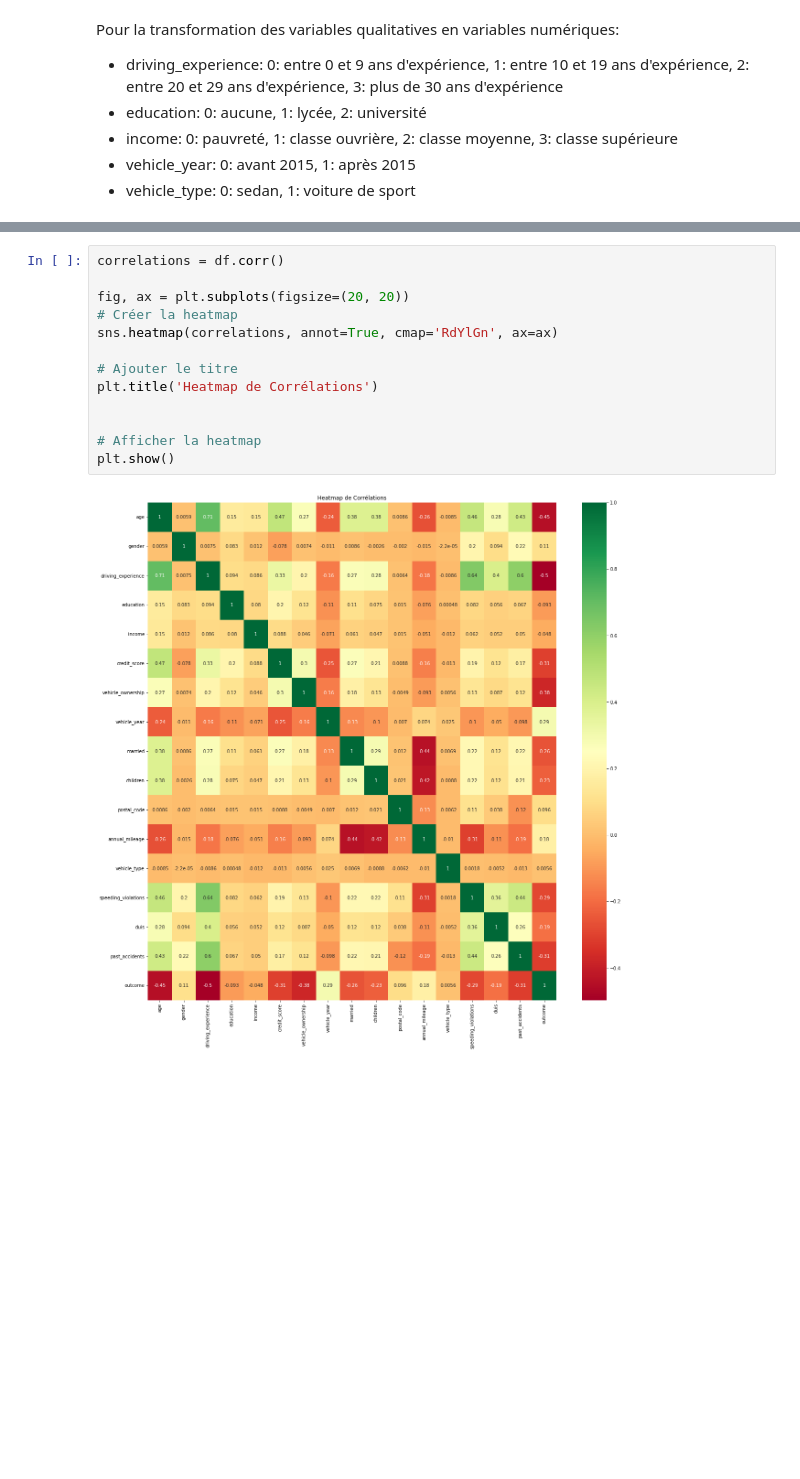
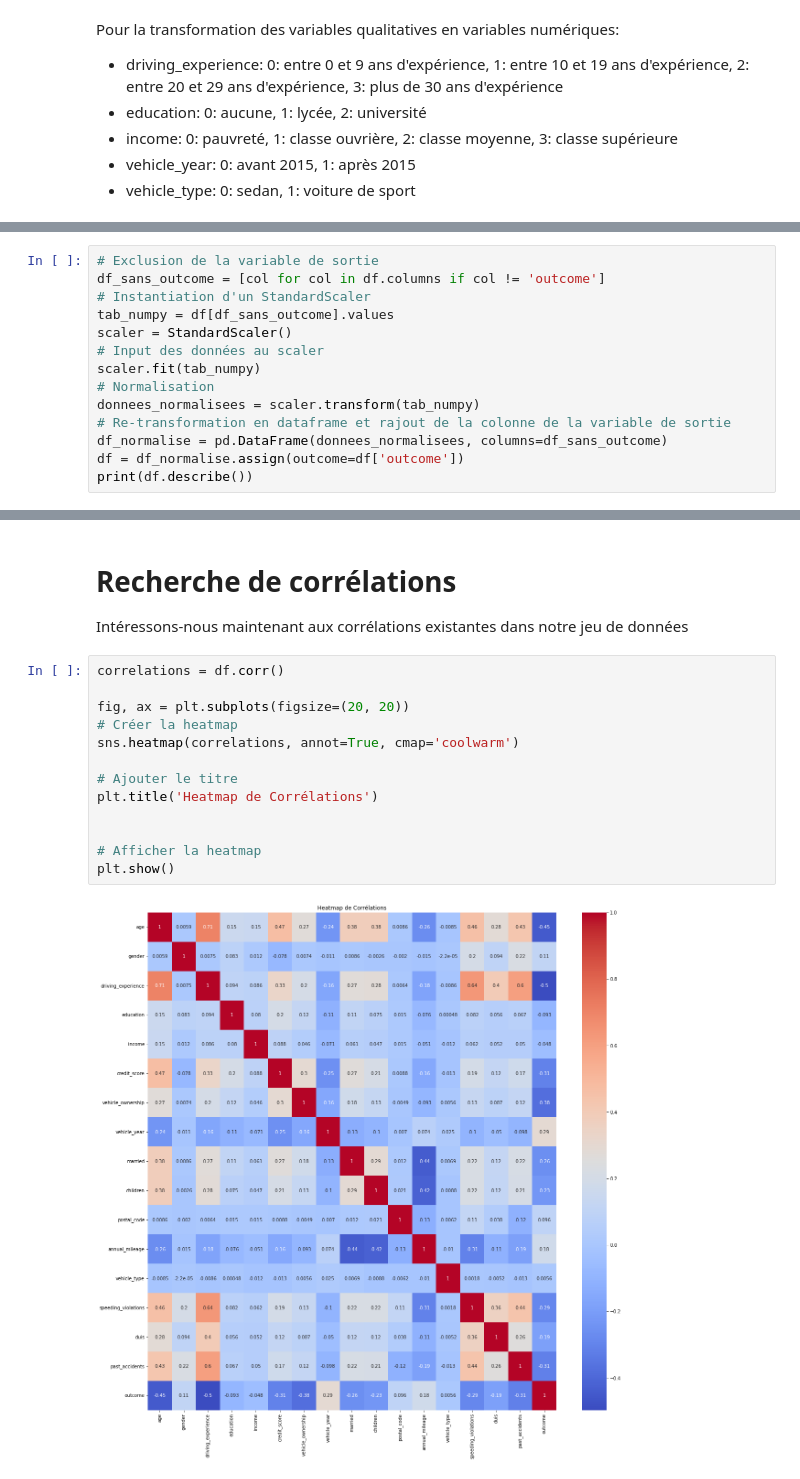
Before and after one commit to eightdoteightdoteightdoteight/Projet_Datascience, a Jupyter notebook: Data.ipynb, the cells around one changed output, grey strips where cells are left out. Cells and saved outputs as stored; diff of their text form; blank space fills up the shorter version.

Commit message:
Added normalisation and correlation coeff definition

```diff
--- a/Data.ipynb
+++ b/Data.ipynb
@@ -170,0 +174,14 @@ Après transformation:
+# %%
+# Exclusion de la variable de sortie
+df_sans_outcome = [col for col in df.columns if col != 'outcome']
+# Instantiation d'un StandardScaler
+tab_numpy = df[df_sans_outcome].values
+scaler = StandardScaler()
+# Input des données au scaler
+scaler.fit(tab_numpy)
+# Normalisation
+donnees_normalisees = scaler.transform(tab_numpy)
+# Re-transformation en dataframe et rajout de la colonne de la variable de sortie
+df_normalise = pd.DataFrame(donnees_normalisees, columns=df_sans_outcome)
+df = df_normalise.assign(outcome=df['outcome'])
+print(df.describe())
@@ -171,15 +208,18 @@ Après transformation:
+# %% [markdown]
+# Recherche de corrélations
+Intéressons-nous maintenant aux corrélations existantes dans notre jeu de données
 # %%
 correlations = df.corr()
 
 fig, ax = plt.subplots(figsize=(20, 20))
 # Créer la heatmap
-sns.heatmap(correlations, annot=True, cmap='RdYlGn', ax=ax)
+sns.heatmap(correlations, annot=True, cmap='coolwarm')
 
 # Ajouter le titre
 plt.title('Heatmap de Corrélations')
 
 
 # Afficher la heatmap
 plt.show()
 # %% [output]
-[figure, old version]
+[figure, new version]
```
Also changed, not shown: parts of 10 cells of this notebook.
